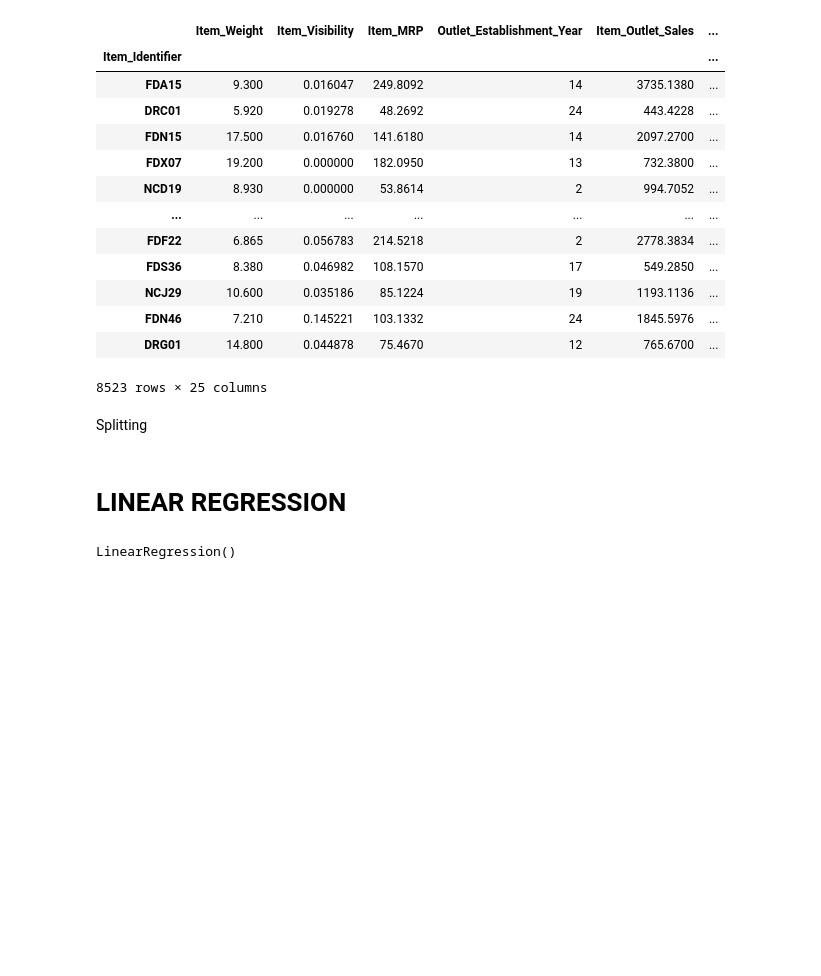
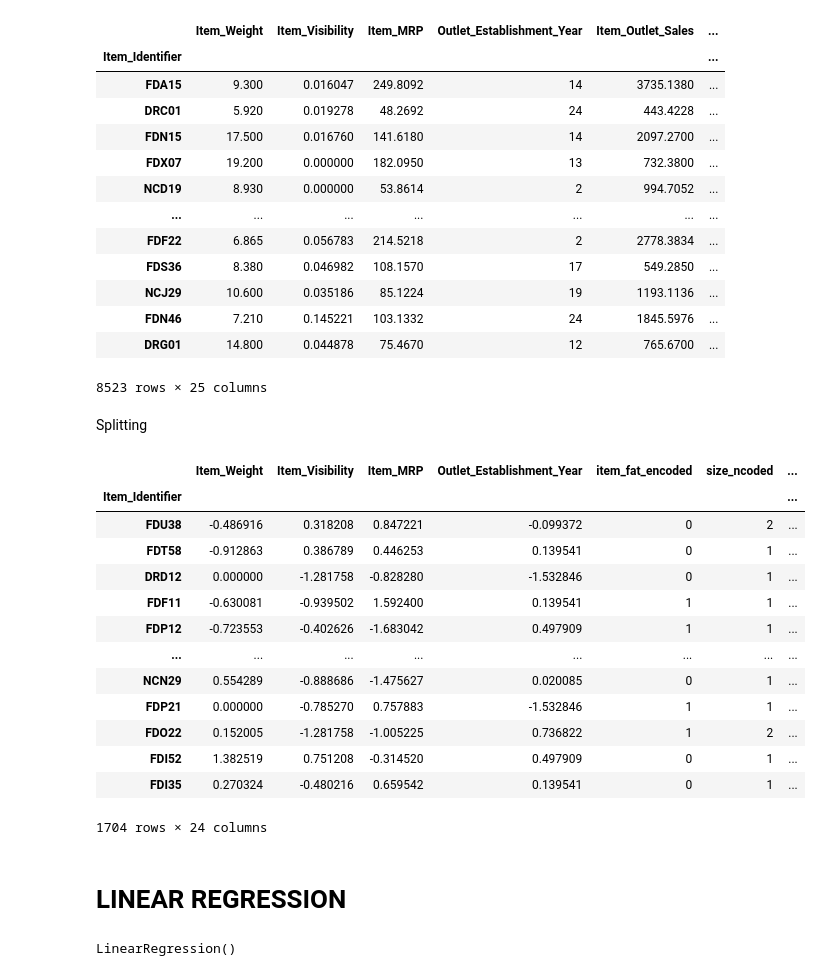
Before and after one commit to Technocolabs100/BigMart-Sales-Analysis-of-Product-and-Stores-Features, a Jupyter notebook: bigmart.ipynb, the cells around one changed output. Cells and saved outputs as stored; diff of their text form; code cells hidden in the pictures; blank space fills up the shorter version.

```diff
--- a/bigmart.ipynb
+++ b/bigmart.ipynb
@@ -251,7 +249,7 @@ train_df
 scaler = StandardScaler()
 
 # Specify the columns you want to standardize
-columns_to_standardize = ['Item_Visibility', 'Item_MRP','Item_Weight']
+columns_to_standardize = ['Item_Visibility', 'Item_MRP','Item_Weight','Outlet_Establishment_Year',]
 
 # Fit and transform the specified columns
 train_df[columns_to_standardize] = scaler.fit_transform(train_df[columns_to_standardize])
@@ -260,8 +258,24 @@ Splitting
 # %%
 y = train_df['Item_Outlet_Sales']
 X = train_df.drop('Item_Outlet_Sales', axis = 1)
 
 X_train, X_val, y_train, y_val = train_test_split(X, y, test_size = 0.8, random_state = 0)
+X_train
+# %% [output]
+|  | Item_Weight | Item_Visibility | Item_MRP | Outlet_Establishment_Year | item_fat_encoded | size_ncoded | ... |
+| Item_Identifier |  |  |  |  |  |  | ... |
+| FDU38 | -0.486916 | 0.318208 | 0.847221 | -0.099372 | 0 | 2 | ... |
+| FDT58 | -0.912863 | 0.386789 | 0.446253 | 0.139541 | 0 | 1 | ... |
+| DRD12 | 0.000000 | -1.281758 | -0.828280 | -1.532846 | 0 | 1 | ... |
+| FDF11 | -0.630081 | -0.939502 | 1.592400 | 0.139541 | 1 | 1 | ... |
+| FDP12 | -0.723553 | -0.402626 | -1.683042 | 0.497909 | 1 | 1 | ... |
+| ... | ... | ... | ... | ... | ... | ... | ... |
+| NCN29 | 0.554289 | -0.888686 | -1.475627 | 0.020085 | 0 | 1 | ... |
+| FDP21 | 0.000000 | -0.785270 | 0.757883 | -1.532846 | 1 | 1 | ... |
+| FDO22 | 0.152005 | -1.281758 | -1.005225 | 0.736822 | 1 | 2 | ... |
+| FDI52 | 1.382519 | 0.751208 | -0.314520 | 0.497909 | 0 | 1 | ... |
+| FDI35 | 0.270324 | -0.480216 | 0.659542 | 0.139541 | 0 | 1 | ... |
+1704 rows × 24 columns
 # %% [markdown]
 # LINEAR REGRESSION
 # %%
```
Also changed, not shown: parts of 10 cells of this notebook, 1 other file.
